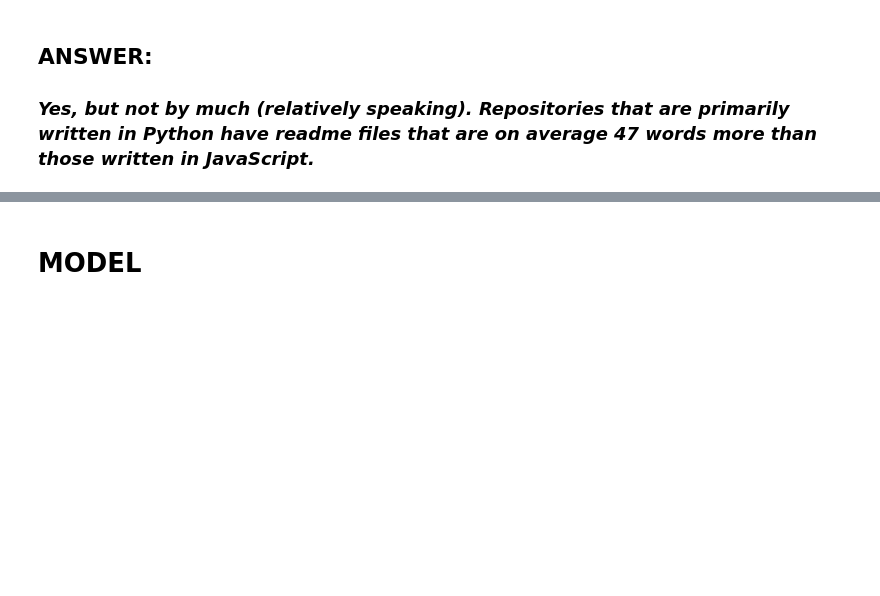
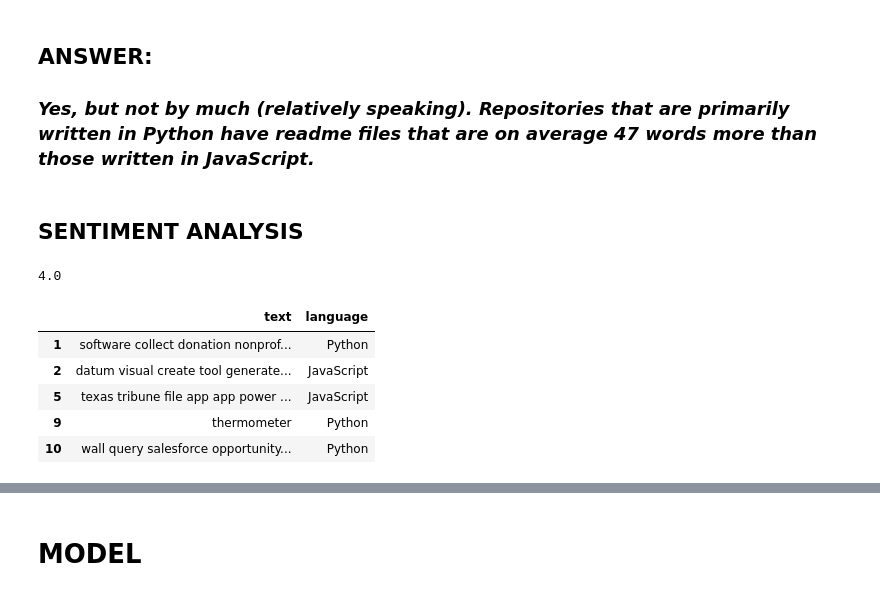
Before and after one commit to dd-jason-chad/nlp_project, a Jupyter notebook: master-project.ipynb, the cells around one changed output, grey strips where cells are left out. Drawn from its saved outputs; the diff is of its cells as text; code cells hidden in the pictures; blank space fills up the shorter version.

```diff
--- a/master-project.ipynb
+++ b/master-project.ipynb
@@ -774,3 +774,5 @@ print(len(set(words_in_js)))
 # %% [markdown]
 ## ANSWER:
 ### _Yes, but not by much (relatively speaking). Repositories that are primarily written in Python have readme files that are on average 47 words more than those written in JavaScript._
+# %% [markdown]
+## SENTIMENT ANALYSIS
@@ -776,0 +781,13 @@ print(len(set(words_in_js)))
+# %%
+afinn.score('This is amazingly awesome')
+# %% [output]
+4.0
+# %%
+df.head()
+# %% [output]
+|  | text | language |
+| 1 | software collect donation nonprof... | Python |
+| 2 | datum visual create tool generate... | JavaScript |
+| 5 | texas tribune file app app power ... | JavaScript |
+| 9 | thermometer | Python |
+| 10 | wall query salesforce opportunity... | Python |
```
Also changed, not shown: parts of 7 cells of this notebook.
